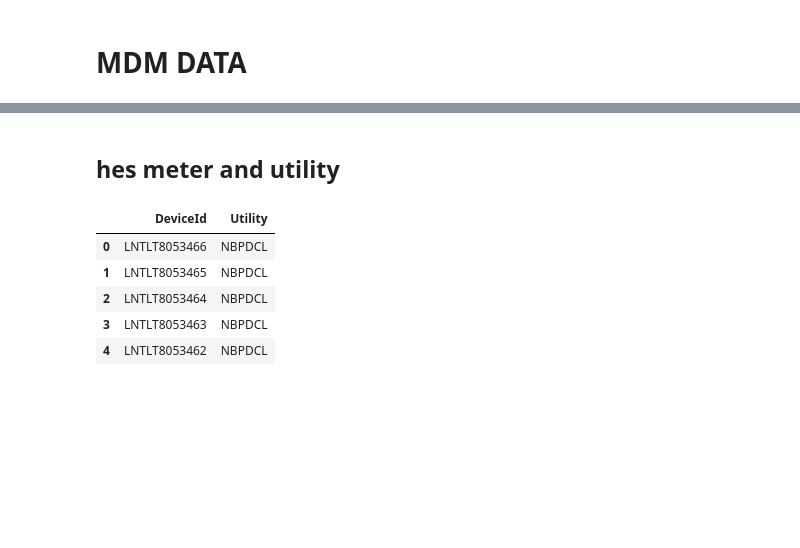
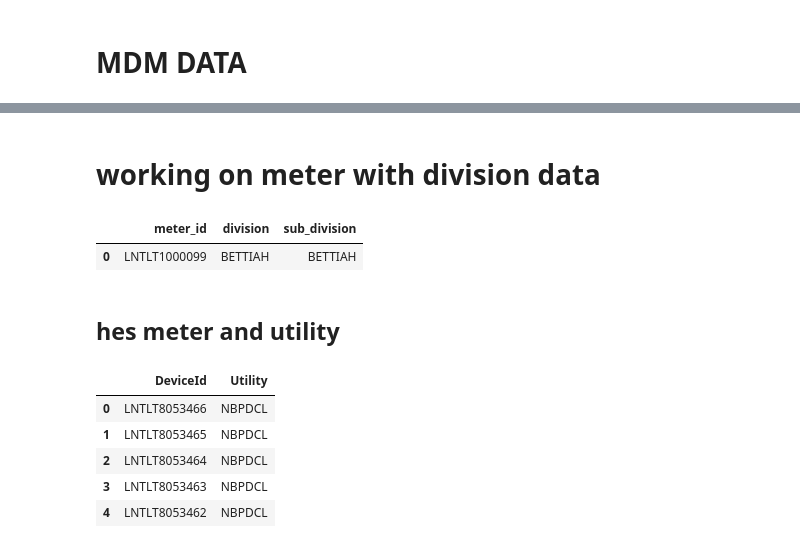
Before and after one commit to ratankj/EDF_XML_CODE, a Jupyter notebook: py_xml_refined_code.ipynb, the cells around one changed output, grey strips where cells are left out. Saved outputs shown, nothing was run; the diff lists cells and outputs as text; code cells hidden in the pictures; blank space fills up the shorter version.

```diff
--- a/py_xml_refined_code.ipynb
+++ b/py_xml_refined_code.ipynb
@@ -170,2 +187,7 @@ dtype: int64
 # %%
 import pandas as pd
+# %% [markdown]
+# working on meter with division data
+# %%
+meter_division_mapping_nb = pd.read_csv(r"C:\xml_format_file\installation_section_nb.csv")
+meter_division_mapping_sb = pd.read_csv(r"C:\xml_format_file\installation_section_sb.csv")
@@ -172,3 +201,8 @@ import pandas as pd
+# %%
+NB_SB_METER_DIVISION_MAPPING.head(1)
+# %% [output]
+|  | meter_id | division | sub_division |
+| 0 | LNTLT1000099 | BETTIAH | BETTIAH |
 # %% [markdown]
 ## hes meter and utility
 # %%
```
Also changed, not shown: parts of 37 cells of this notebook.
